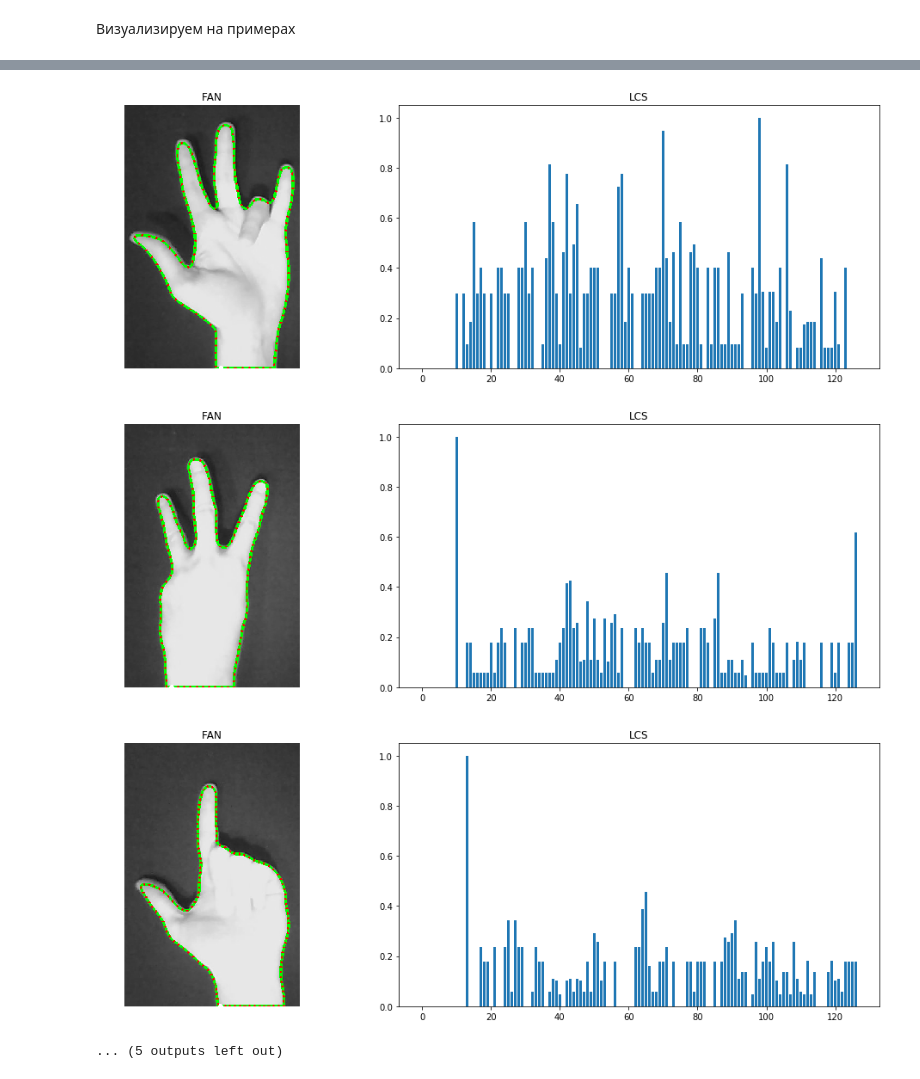
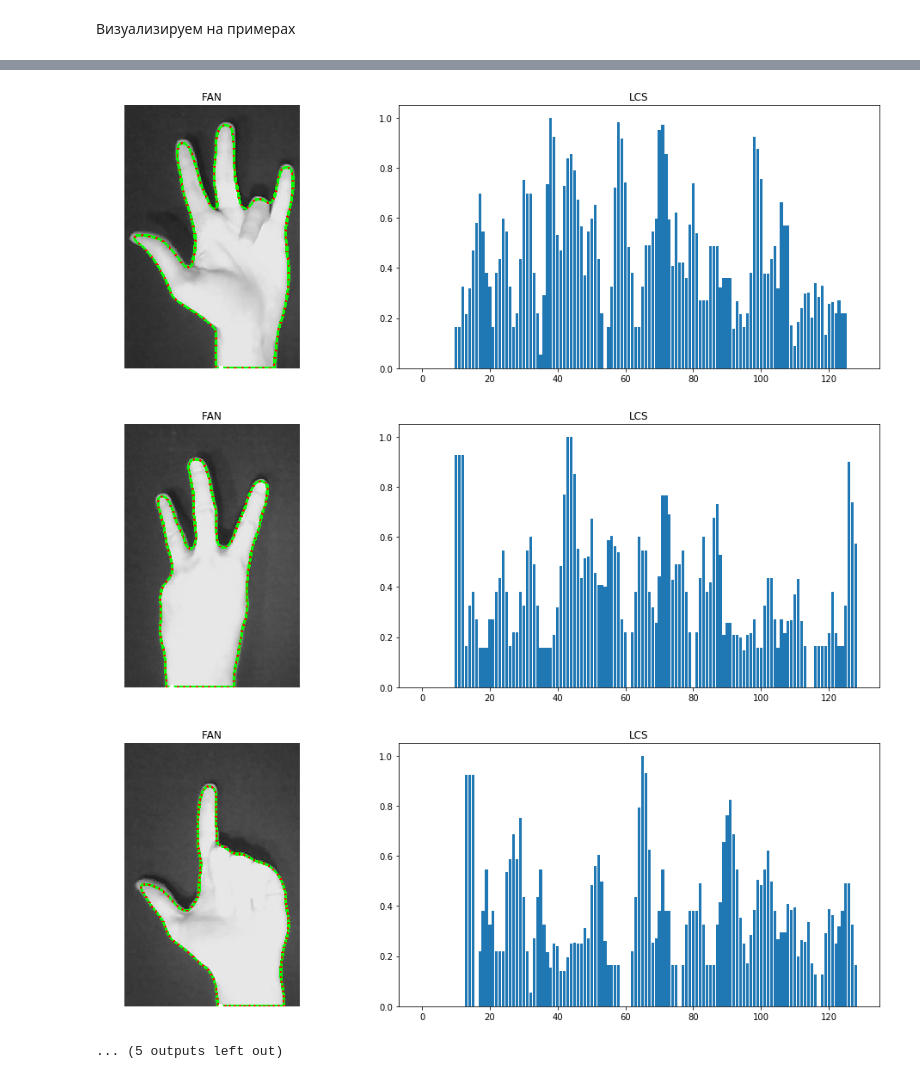
Before and after one commit to lysuhin/visme-notebooks, a Jupyter notebook: LCS.ipynb, the cells around one changed output, grey strips where cells are left out. Saved outputs shown, nothing was run; the diff lists cells and outputs as text; code cells hidden in the pictures.

```diff
--- a/LCS.ipynb
+++ b/LCS.ipynb
@@ -14,7 +15,7 @@ def calculate_distance_to_chord(p, p0, p1):
     return np.abs(np.cross(v, w) / np.linalg.norm(v))
 
 
-def calculate_LCS(contour, n_points=-1, start_option=0, window_size=5, normalized=True):
+def calculate_LCS(contour, n_points=-1, start_option=0, window_size=5, normalized=True, smooth=1):
     assert contour.size > 0, "Contour is empty"
     assert window_size % 2 == 1, "Window size must be odd"
     assert (n_points == -1) or (n_points > 1), "Invalid number of points"
@@ -22,6 +23,8 @@ def calculate_LCS(contour, n_points=-1, start_option=0, window_size=5, normalize
     start_options = ["top", "left", "bottom", "right"]
     assert (start_option in start_options) or (type(start_option) is int and start_option < contour.shape[0]), \
             "Invalid start option, possible options are int, \"top\", \"left\", \"bottom\", \"right\""
+
+    assert smooth % 2 == 1, "Smooth size must be odd"
 
     r = lambda i: i % contour.shape[0]
 
@@ -57,7 +60,12 @@ def calculate_LCS(contour, n_points=-1, start_option=0, window_size=5, normalize
         if compare is not None and compare(point, contour[int(start_point_idx * step)]):
             start_point_idx = j
 
-    lcs = np.roll(np.array(lcs), - start_point_idx)
+    lcs = np.roll(np.array(lcs), - start_point_idx).ravel()
+
+    if smooth > 1:
+        kernel = np.array([1 / smooth] * smooth)
+        lcs = convolve(lcs, kernel, mode='full')
+
     if normalized:
         lcs /= lcs.max()
 
@@ -89,7 +97,7 @@ for image in test_images:
     plt.subplot(1, 2, 1)
     plt.axis('off')
     contour = get_contour(image)
-    lcs, points, start_point_idx = calculate_LCS(contour, n_points=127, start_option="bottom", window_size=7)
+    lcs, points, start_point_idx = calculate_LCS(contour, n_points=127, start_option="bottom", window_size=7, smooth=3)
 
     cv2.drawContours(image_copy, [contour], 0, (0, 255, 0), 4)
     for point in points:
@@ -117,4 +125,4 @@ for image in test_images:
-[figure, old version]
+[figure, new version]
-[figure, old version]
+[figure, new version]
-[figure, old version]
+[figure, new version]
 ... (5 outputs left out)
```
Also changed, not shown: parts of 2 cells of this notebook.
